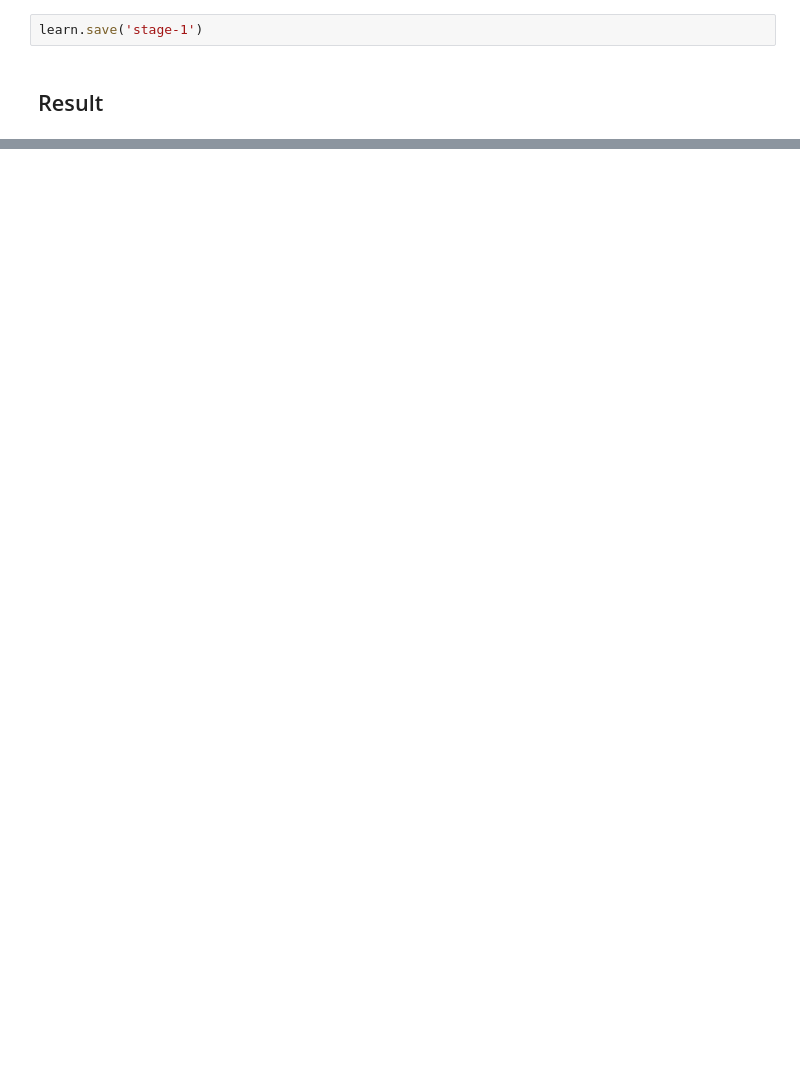
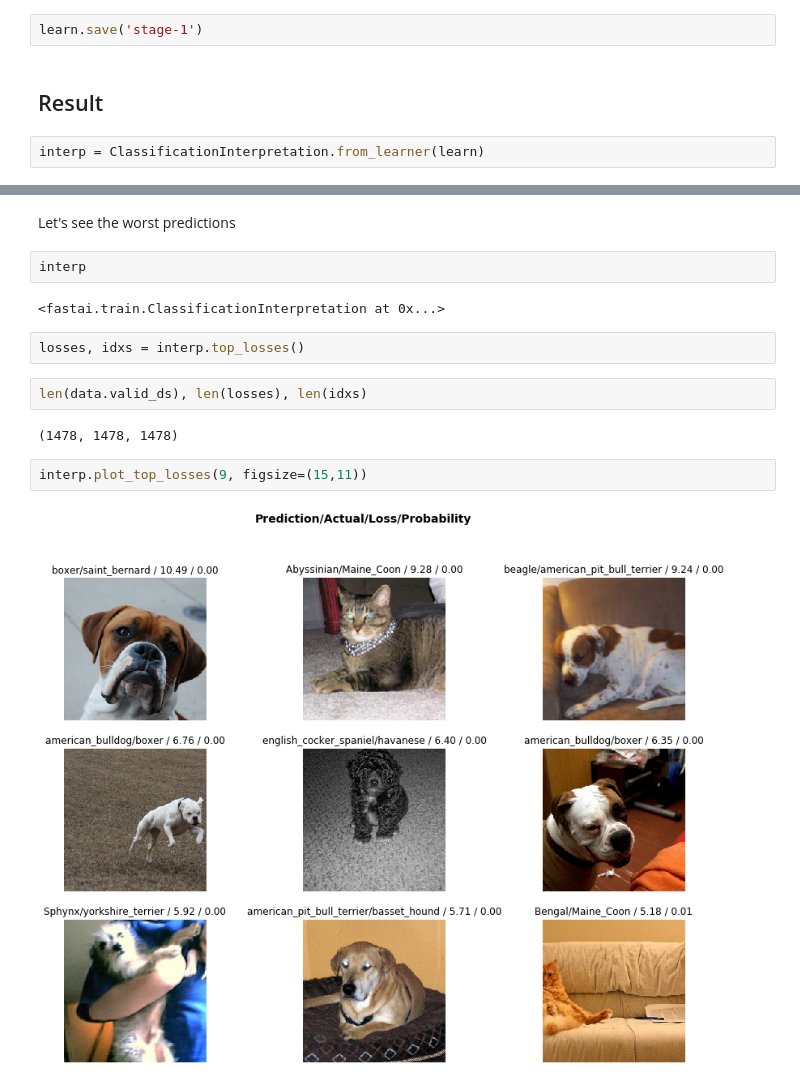
Before and after one commit to diditaditya/torchbox, a Jupyter notebook: nb/scratch/dl1/Lesson-1a.ipynb, the cells around one changed output, grey strips where cells are left out. Saved outputs shown, nothing was run; the diff lists cells and outputs as text; blank space fills up the shorter version.

```diff
--- a/nb/scratch/dl1/Lesson-1a.ipynb
+++ b/nb/scratch/dl1/Lesson-1a.ipynb
@@ -140,3 +141,5 @@ Total time: 03:17
 learn.save('stage-1')
 # %% [markdown]
 ## Result
+# %%
+interp = ClassificationInterpretation.from_learner(learn)
@@ -142,0 +148,16 @@ learn.save('stage-1')
+# %% [markdown]
+Let's see the worst predictions
+# %%
+interp
+# %% [output]
+<fastai.train.ClassificationInterpretation at 0x...>
+# %%
+losses, idxs = interp.top_losses()
+# %%
+len(data.valid_ds), len(losses), len(idxs)
+# %% [output]
+(1478, 1478, 1478)
+# %%
+interp.plot_top_losses(9, figsize=(15,11))
+# %% [output]
+[figure, added]
```
Also changed, not shown: parts of 46 cells of this notebook, 2 other files.
